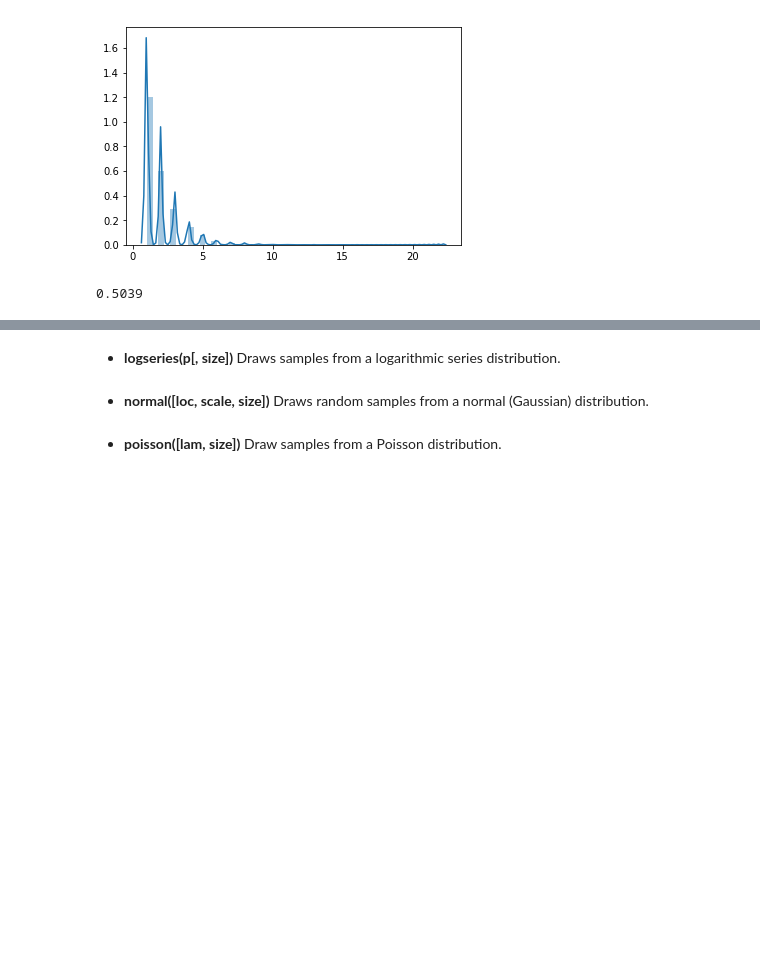
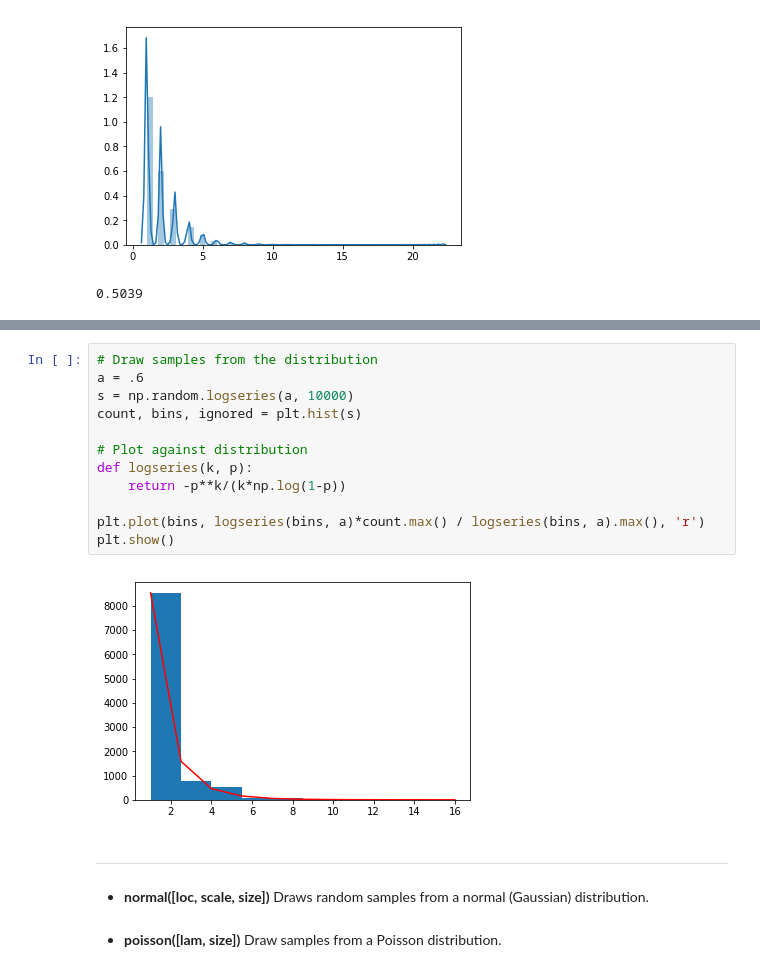
Before and after one commit to SDrag/Programming4DataAnalysis-Assignments, a Jupyter notebook: P4DA.ipynb, the cells around one changed output, grey strips where cells are left out. Saved outputs shown, nothing was run; the diff lists cells and outputs as text; blank space fills up the shorter version.

```diff
--- a/P4DA.ipynb
+++ b/P4DA.ipynb
@@ -130,7 +138,20 @@ plt.show()
+# %%
+# Draw samples from the distribution
+a = .6
+s = np.random.logseries(a, 10000)
+count, bins, ignored = plt.hist(s)
+
+# Plot against distribution
+def logseries(k, p):
+    return -p**k/(k*np.log(1-p))
+
+plt.plot(bins, logseries(bins, a)*count.max() / logseries(bins, a).max(), 'r')
+plt.show()
+# %% [output]
+[figure, added]
 # %% [markdown]
-- **logseries(p[, size])**	Draws samples from a logarithmic series distribution.
+***
+- **normal([loc, scale, size])** Draws random samples from a normal (Gaussian) distribution.
-# %% [markdown]
-- **normal([loc, scale, size])** Draws random samples from a normal (Gaussian) distribution.
 # %% [markdown]
 - **poisson([lam, size])**	Draw samples from a Poisson distribution.
 # %% [markdown]
```
Also changed, not shown: parts of 2 cells of this notebook.
